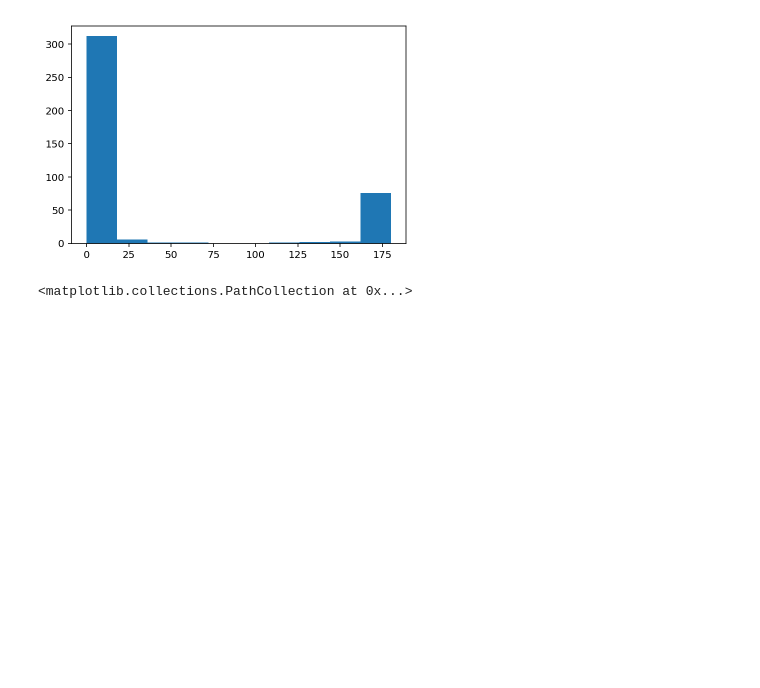
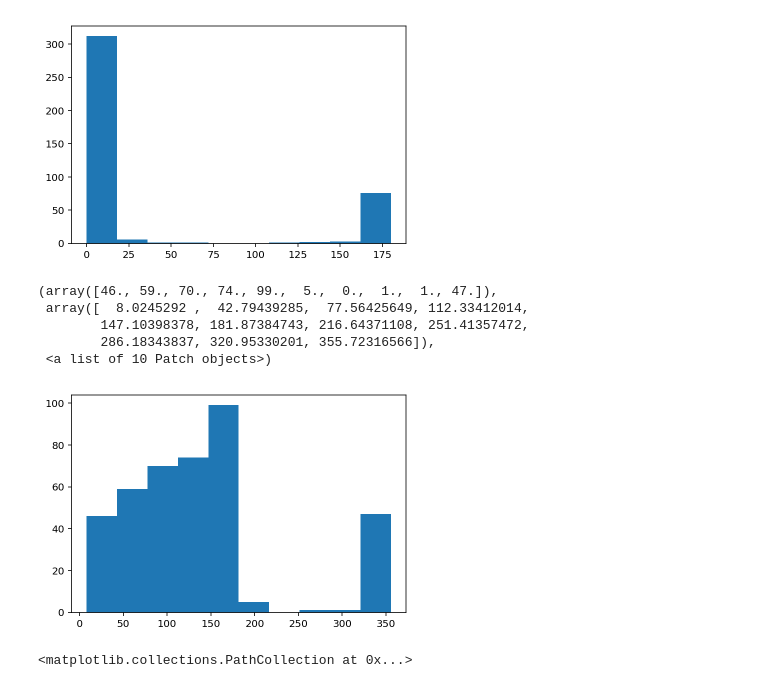
Before and after one commit to sqrider/MATH189_FINAL_PROJ, a Jupyter notebook: Trajectories.ipynb, the cells around one changed output. Cells and saved outputs as stored; diff of their text form; code cells hidden in the pictures; blank space fills up the shorter version.

```diff
--- a/Trajectories.ipynb
+++ b/Trajectories.ipynb
@@ -312,6 +344,15 @@ plt.hist(angles_total)
         1.44005599e+02, 1.62002802e+02, 1.80000005e+02]),
  <a list of 10 Patch objects>)
 [figure]
+# %%
+plt.hist(np.array(angles_in) + np.array(angles_out))
+# %% [output]
+(array([46., 59., 70., 74., 99.,  5.,  0.,  1.,  1., 47.]),
+ array([  8.0245292 ,  42.79439285,  77.56425649, 112.33412014,
+        147.10398378, 181.87384743, 216.64371108, 251.41357472,
+        286.18343837, 320.95330201, 355.72316566]),
+ <a list of 10 Patch objects>)
+[figure, added]
 # %%
 plt.scatter(angles_in, angles_out)
 # %% [output]
```
Also changed, not shown: parts of 16 cells of this notebook.
